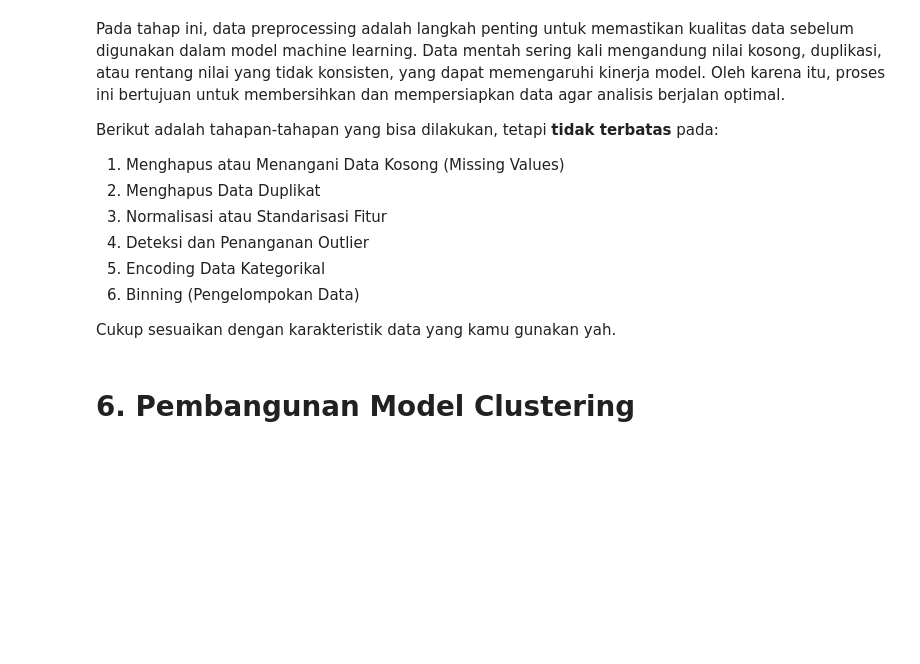
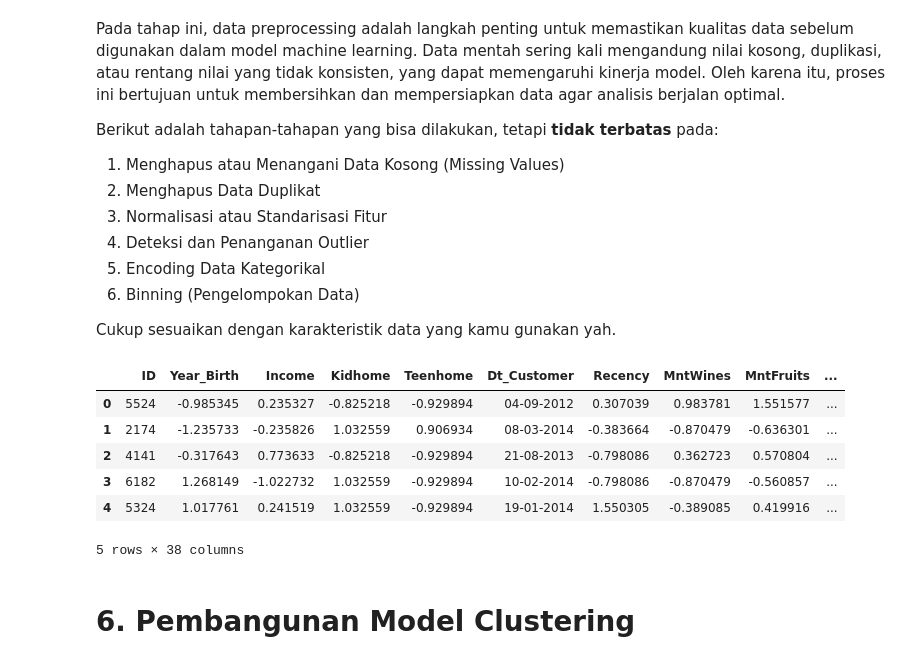
Before and after one commit to LatiefDataVisionary/machine-learning-basic-dicoding, a Jupyter notebook: [Clustering]_Submission_Akhir_BMLP_Lathif_Ramadhan.ipynb, the cells around one changed output. Cells and saved outputs as stored; diff of their text form; code cells hidden in the pictures; blank space fills up the shorter version.

```diff
--- a/[Clustering]_Submission_Akhir_BMLP_Lathif_Ramadhan.ipynb
+++ b/[Clustering]_Submission_Akhir_BMLP_Lathif_Ramadhan.ipynb
@@ -414,3 +416,50 @@ Cukup sesuaikan dengan karakteristik data yang kamu gunakan yah.
+# %%
+# 2. Menghapus Data Duplikat
+df.drop_duplicates(inplace=True)
+# %%
+# 3. Normalisasi atau Standarisasi Fitur
+# Pilih fitur numerik yang akan distandarisasi
+numerical_features = ['Year_Birth', 'Income', 'Kidhome', 'Teenhome', 'Recency',
+                     'MntWines', 'MntFruits', 'MntMeatProducts', 'MntFishProducts',
+                     'MntSweetProducts', 'MntGoldProds', 'NumDealsPurchases',
+                     'NumWebPurchases', 'NumCatalogPurchases', 'NumStorePurchases',
+                     'NumWebVisitsMonth']
+
+# Inisialisasi StandardScaler
+scaler = StandardScaler()
+
+# Fit dan transform data
+df[numerical_features] = scaler.fit_transform(df[numerical_features])
+# %%
+# 5. Encoding Data Kategorikal
+# Pilih fitur kategorikal yang akan di-encode
+categorical_features = ['Education', 'Marital_Status']
+
+# Inisialisasi OneHotEncoder
+encoder = OneHotEncoder(sparse_output=False, drop='first') # drop='first' untuk menghindari dummy variable trap
+
+# Fit dan transform data
+encoded_data = encoder.fit_transform(df[categorical_features])
+
+# Buat DataFrame dari data yang telah di-encode
+encoded_df = pd.DataFrame(encoded_data, columns=encoder.get_feature_names_out(categorical_features))
+
+# Gabungkan DataFrame yang telah di-encode dengan DataFrame asli
+df = pd.concat([df, encoded_df], axis=1)
+
+# Hapus kolom kategorikal asli
+df.drop(categorical_features, axis=1, inplace=True)
+# %%
+# Menampilkan data setelah preprocessing
+df.head()
+# %% [output]
+|  | ID | Year_Birth | Income | Kidhome | Teenhome | Dt_Customer | Recency | MntWines | MntFruits | ... |
+| 0 | 5524 | -0.985345 | 0.235327 | -0.825218 | -0.929894 | 04-09-2012 | 0.307039 | 0.983781 | 1.551577 | ... |
+| 1 | 2174 | -1.235733 | -0.235826 | 1.032559 | 0.906934 | 08-03-2014 | -0.383664 | -0.870479 | -0.636301 | ... |
+| 2 | 4141 | -0.317643 | 0.773633 | -0.825218 | -0.929894 | 21-08-2013 | -0.798086 | 0.362723 | 0.570804 | ... |
+| 3 | 6182 | 1.268149 | -1.022732 | 1.032559 | -0.929894 | 10-02-2014 | -0.798086 | -0.870479 | -0.560857 | ... |
+| 4 | 5324 | 1.017761 | 0.241519 | 1.032559 | -0.929894 | 19-01-2014 | 1.550305 | -0.389085 | 0.419916 | ... |
+5 rows × 38 columns
 # %% [markdown]
 # **6. Pembangunan Model Clustering**
 # %% [markdown]
```
Also changed, not shown: parts of 3 cells of this notebook.
